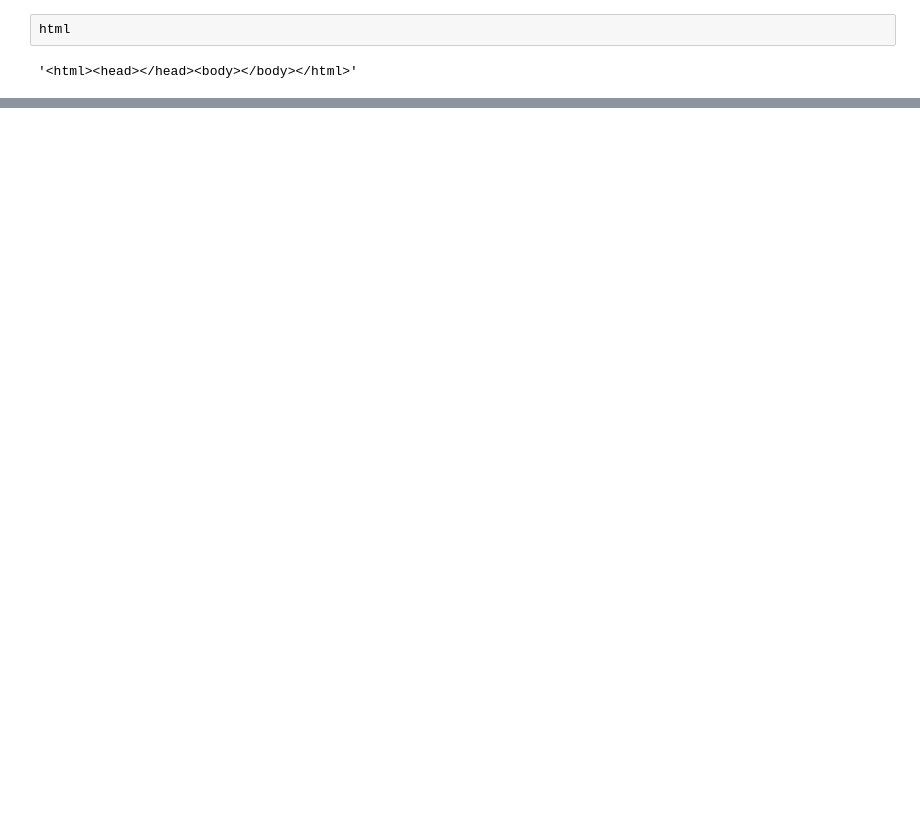
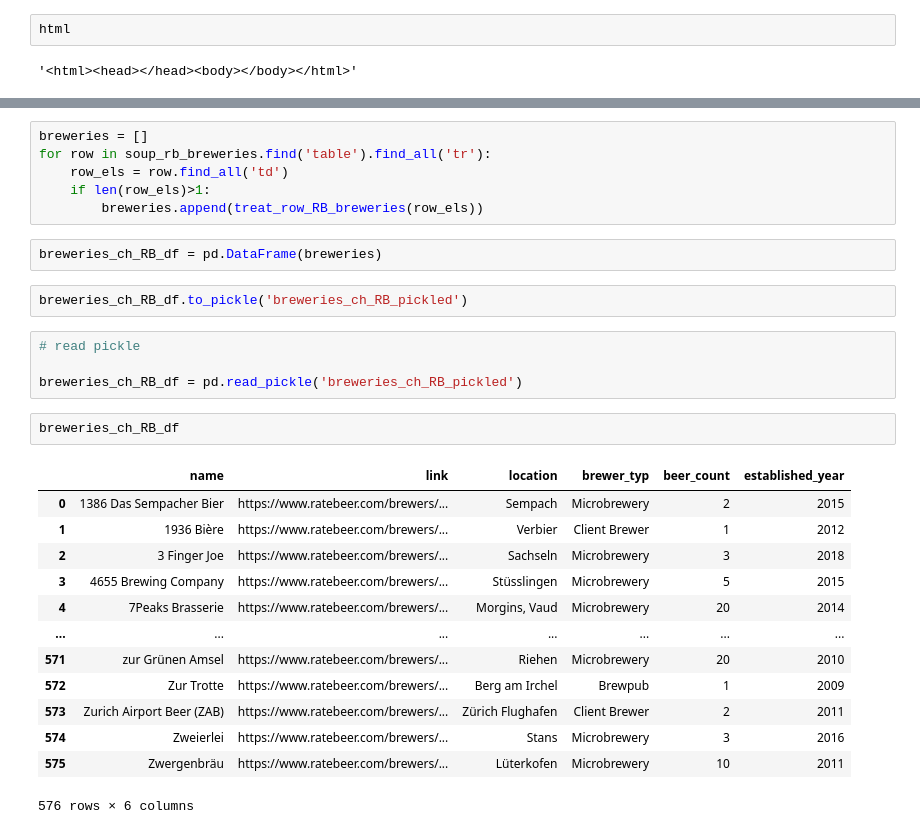
Before and after one commit to nrbernier/swiss-beer-map, a Jupyter notebook: swiss-beer-map.ipynb, the cells around one changed output, grey strips where cells are left out. Cells and saved outputs as stored; diff of their text form; blank space fills up the shorter version.

```diff
--- a/swiss-beer-map.ipynb
+++ b/swiss-beer-map.ipynb
@@ -736,0 +875,30 @@ https://www.ratebeer.com/search?q=Fri-Mousse&tab=brewer
+# %%
+breweries = []
+for row in soup_rb_breweries.find('table').find_all('tr'):
+    row_els = row.find_all('td')
+    if len(row_els)>1:
+        breweries.append(treat_row_RB_breweries(row_els))
+# %%
+breweries_ch_RB_df = pd.DataFrame(breweries)
+# %%
+breweries_ch_RB_df.to_pickle('breweries_ch_RB_pickled')
+# %%
+# read pickle
+
+breweries_ch_RB_df = pd.read_pickle('breweries_ch_RB_pickled')
+# %%
+breweries_ch_RB_df
+# %% [output]
+|  | name | link | location | brewer_typ | beer_count | established_year |
+| 0 | 1386 Das Sempacher Bier | https://www.ratebeer.com/brewers/... | Sempach | Microbrewery | 2 | 2015 |
+| 1 | 1936 Bière | https://www.ratebeer.com/brewers/... | Verbier | Client Brewer | 1 | 2012 |
+| 2 | 3 Finger Joe | https://www.ratebeer.com/brewers/... | Sachseln | Microbrewery | 3 | 2018 |
+| 3 | 4655 Brewing Company | https://www.ratebeer.com/brewers/... | Stüsslingen | Microbrewery | 5 | 2015 |
+| 4 | 7Peaks Brasserie | https://www.ratebeer.com/brewers/... | Morgins, Vaud | Microbrewery | 20 | 2014 |
+| ... | ... | ... | ... | ... | ... | ... |
+| 571 | zur Grünen Amsel | https://www.ratebeer.com/brewers/... | Riehen | Microbrewery | 20 | 2010 |
+| 572 | Zur Trotte | https://www.ratebeer.com/brewers/... | Berg am Irchel | Brewpub | 1 | 2009 |
+| 573 | Zurich Airport Beer (ZAB) | https://www.ratebeer.com/brewers/... | Zürich Flughafen | Client Brewer | 2 | 2011 |
+| 574 | Zweierlei | https://www.ratebeer.com/brewers/... | Stans | Microbrewery | 3 | 2016 |
+| 575 | Zwergenbräu | https://www.ratebeer.com/brewers/... | Lüterkofen | Microbrewery | 10 | 2011 |
+576 rows × 6 columns
```
Also changed, not shown: parts of 31 cells of this notebook.
